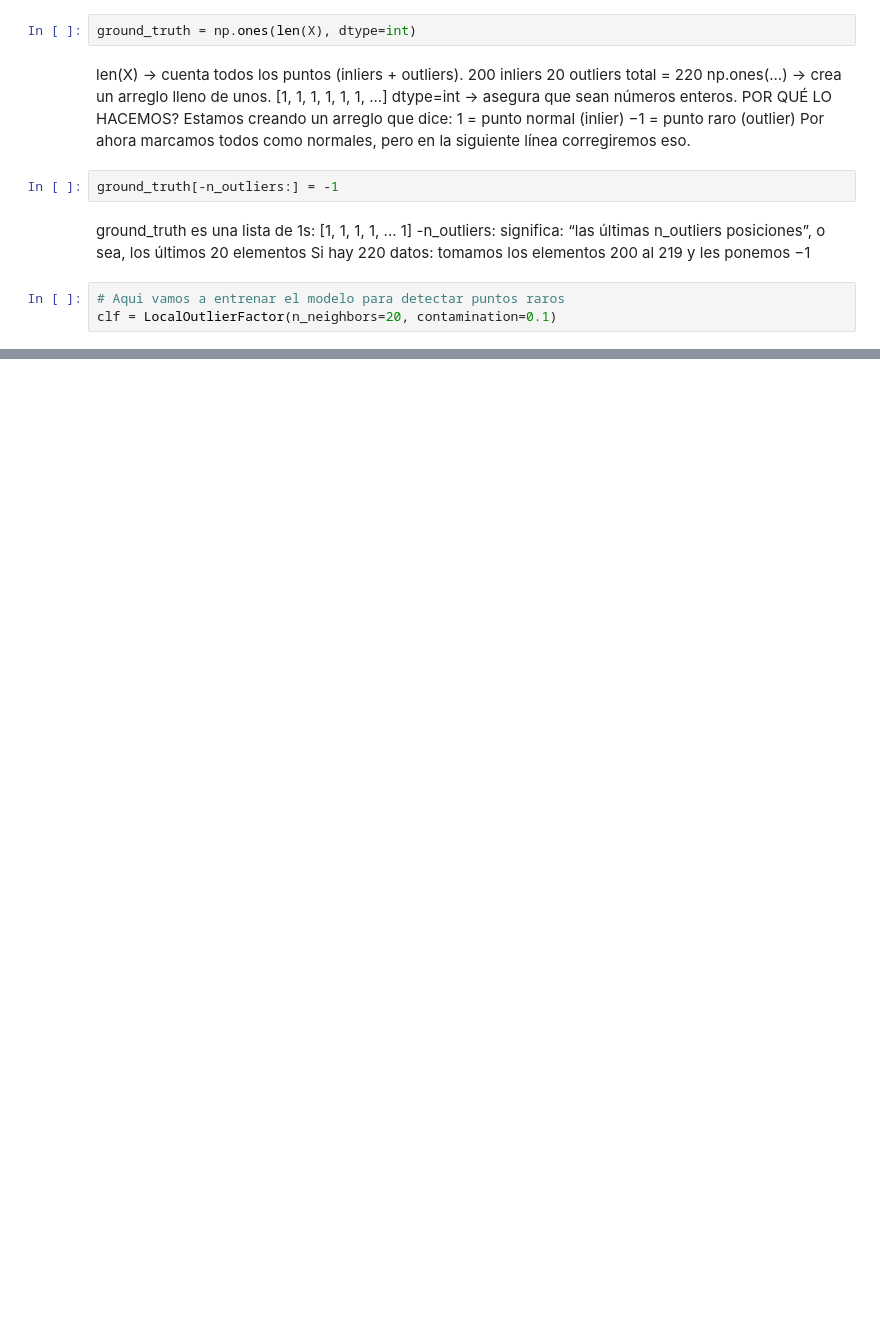
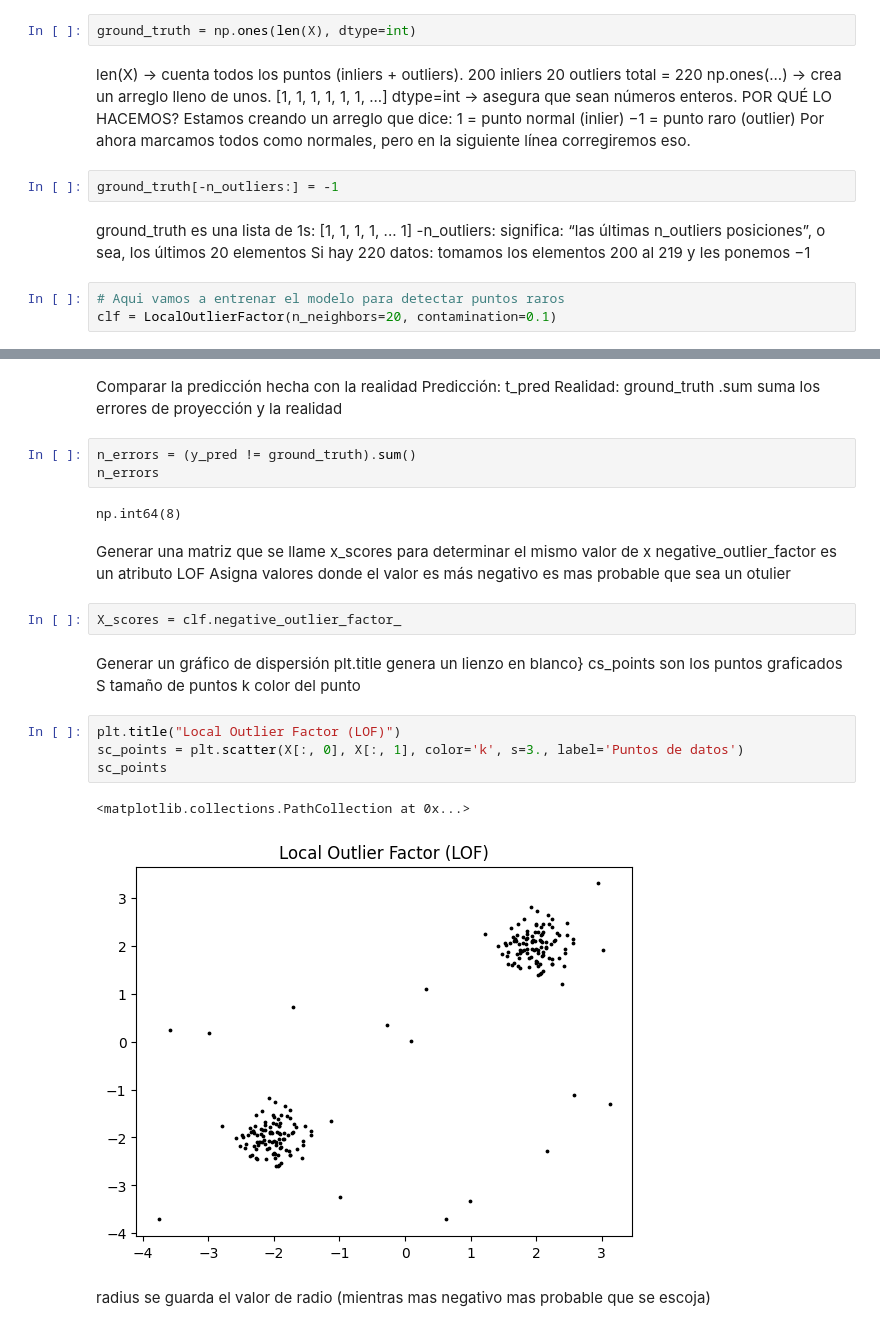
Before and after one commit to ElianGonzalez0202/Evaluacion_formativa_2, a Jupyter notebook: Outlayers.ipynb, the cells around one changed output, grey strips where cells are left out. Saved outputs shown, nothing was run; the diff lists cells and outputs as text; blank space fills up the shorter version.

```diff
--- a/Outlayers.ipynb
+++ b/Outlayers.ipynb
@@ -82,0 +139,31 @@ y_pred = clf.fit_predict(X)
+# %% [markdown]
+Comparar la predicción hecha con la realidad
+Predicción: t_pred
+Realidad: ground_truth
+.sum suma los errores de proyección y la realidad
+# %%
+n_errors = (y_pred != ground_truth).sum()
+n_errors
+# %% [output]
+np.int64(8)
+# %% [markdown]
+Generar una matriz que se llame x_scores para determinar el mismo valor de x
+negative_outlier_factor es un atributo LOF
+Asigna valores donde el valor es más negativo es mas probable que sea un otulier
+# %%
+X_scores = clf.negative_outlier_factor_
+# %% [markdown]
+Generar un gráfico de dispersión
+plt.title genera un lienzo en blanco}
+cs_points son los puntos graficados
+S tamaño de puntos
+k color del punto
+# %%
+plt.title("Local Outlier Factor (LOF)")
+sc_points = plt.scatter(X[:, 0], X[:, 1], color='k', s=3., label='Puntos de datos')
+sc_points
+# %% [output]
+<matplotlib.collections.PathCollection at 0x...>
+[figure, added]
+# %% [markdown]
+radius se guarda el valor de radio (mientras mas negativo mas probable que se escoja)
```
Also changed, not shown: parts of 9 cells of this notebook.
